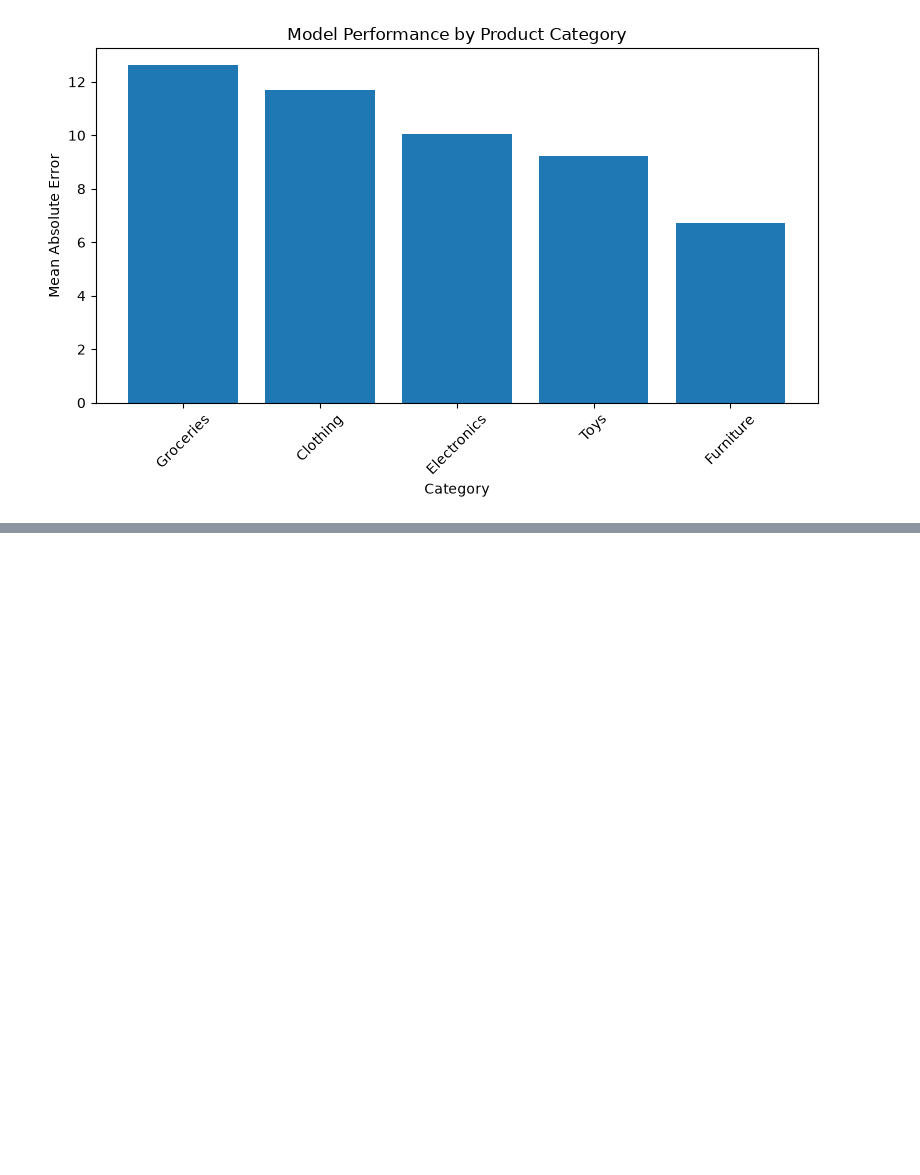
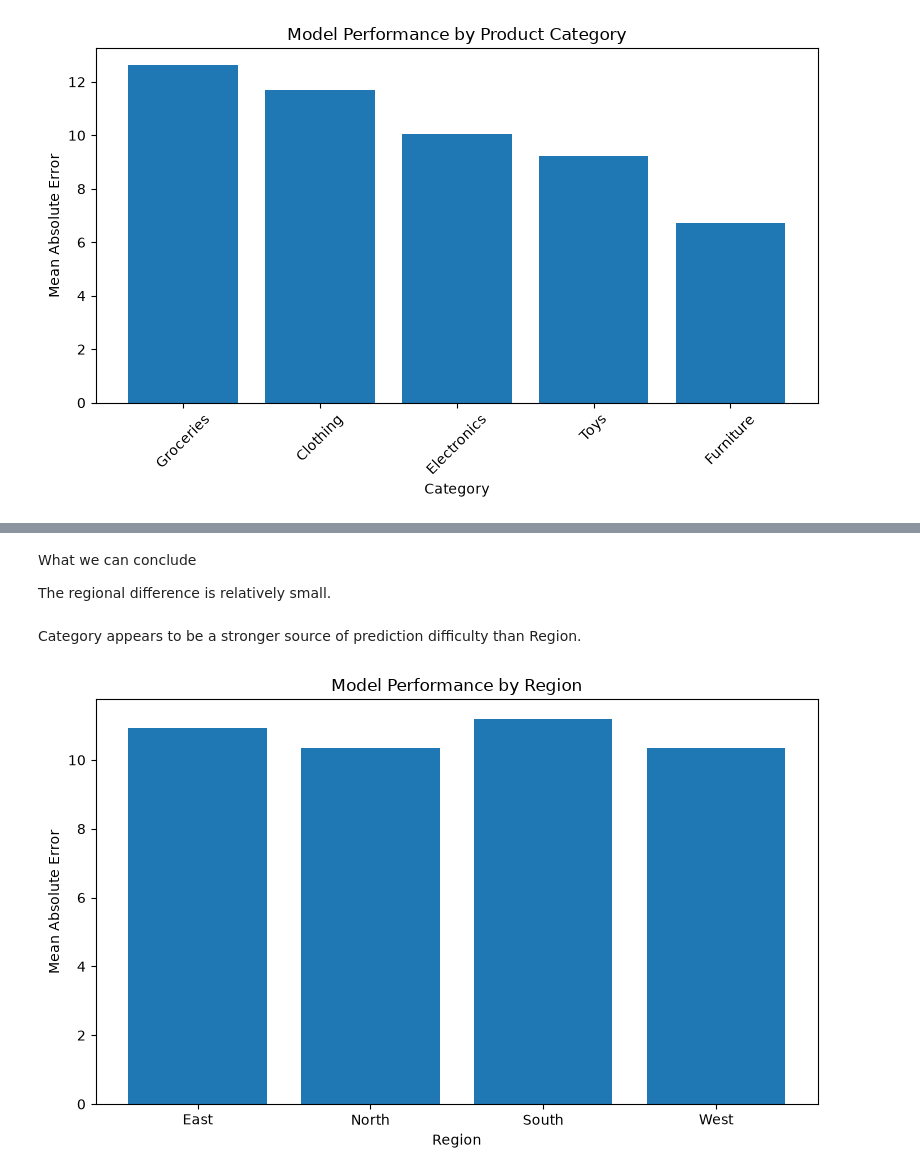
Before and after one commit to TejasMJ/retail-demand-intelligence, a Jupyter notebook: notebooks/06_model_evaluation.ipynb, the cells around one changed output, grey strips where cells are left out. Drawn from its saved outputs; the diff is of its cells as text; code cells hidden in the pictures; blank space fills up the shorter version.

Commit message:
Model Evaluation completed until regions

```diff
--- a/notebooks/06_model_evaluation.ipynb
+++ b/notebooks/06_model_evaluation.ipynb
@@ -763,0 +784,15 @@ plt.show()
+# %%
+# Calculating the Root Mean Squared Error for each region.
+
+region_rmse = (
+    error_analysis
+    .groupby('Region')['Residual']
+    .apply(
+        lambda x: np.sqrt(
+            np.mean(x ** 2)
+        )
+    )
+    .sort_values(ascending=False)
+)
+
+region_rmse
@@ -763,0 +806,9 @@ plt.show()
+# %%
+# Combining region-level MAE and RMSE into one evaluation table.
+
+region_performance = pd.DataFrame({
+    'MAE': region_mae,
+    'RMSE': region_rmse
+})
+
+region_performance
@@ -763,0 +822,25 @@ plt.show()
+# %% [markdown]
+What we can conclude
+
+The regional difference is relatively small.
+# %% [markdown]
+Category appears to be a stronger source of prediction difficulty than Region.
+# %%
+# Visualizing Mean Absolute Error across regions.
+
+plt.figure(figsize=(8, 5))
+
+plt.bar(
+    region_performance.index,
+    region_performance['MAE']
+)
+
+plt.xlabel('Region')
+plt.ylabel('Mean Absolute Error')
+plt.title('Model Performance by Region')
+
+plt.tight_layout()
+
+plt.show()
+# %% [output]
+[figure, added]
```
Also changed, not shown: parts of 4 cells of this notebook.
